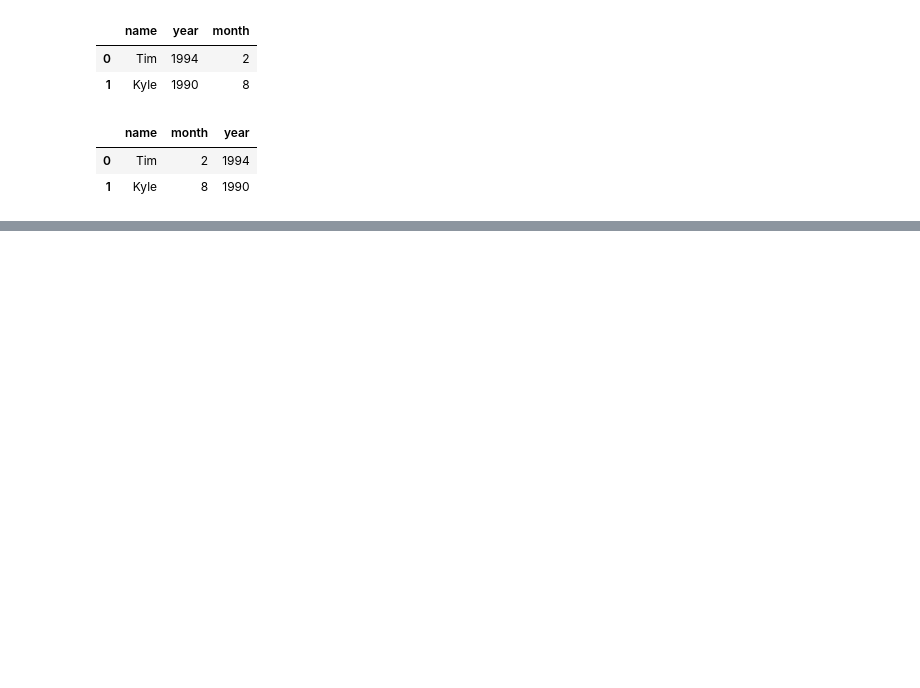
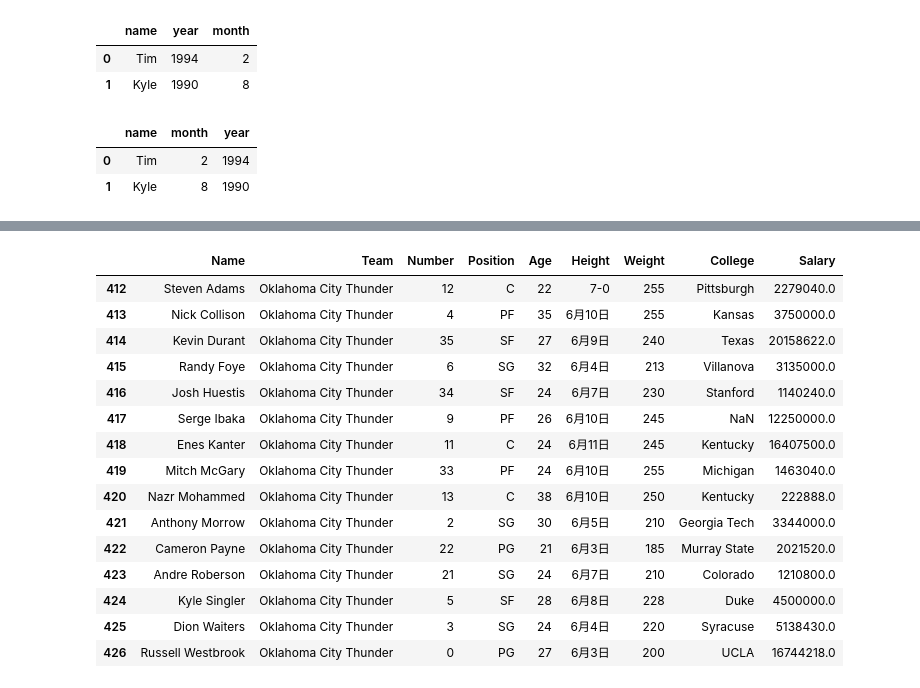
Before and after one commit to tim530712345/20210612_pandas, a Jupyter notebook: pandas.ipynb, the cells around one changed output, grey strips where cells are left out. Saved outputs shown, nothing was run; the diff lists cells and outputs as text; code cells hidden in the pictures; blank space fills up the shorter version.

```diff
--- a/pandas.ipynb
+++ b/pandas.ipynb
@@ -55,0 +130,4 @@ df.tail(5) # 後五筆資料
+# %%
+nba = pd.read_csv('NBA.csv')
+# 刪除NaN(空值)的資料 無法判斷資料的正確與否
+nba.info()
@@ -55,0 +206,22 @@ df.tail(5) # 後五筆資料
+# %%
+# 資料篩選 先選擇欄位 在選擇其中要的資料
+# nba['Team']=='Oklahoma City Thunder'--> 只會顯示True False
+filter = (nba['Team']=='Oklahoma City Thunder')
+nba[filter]
+# %% [output]
+|  | Name | Team | Number | Position | Age | Height | Weight | College | Salary |
+| 412 | Steven Adams | Oklahoma City Thunder | 12 | C | 22 | 7-0 | 255 | Pittsburgh | 2279040.0 |
+| 413 | Nick Collison | Oklahoma City Thunder | 4 | PF | 35 | 6月10日 | 255 | Kansas | 3750000.0 |
+| 414 | Kevin Durant | Oklahoma City Thunder | 35 | SF | 27 | 6月9日 | 240 | Texas | 20158622.0 |
+| 415 | Randy Foye | Oklahoma City Thunder | 6 | SG | 32 | 6月4日 | 213 | Villanova | 3135000.0 |
+| 416 | Josh Huestis | Oklahoma City Thunder | 34 | SF | 24 | 6月7日 | 230 | Stanford | 1140240.0 |
+| 417 | Serge Ibaka | Oklahoma City Thunder | 9 | PF | 26 | 6月10日 | 245 | NaN | 12250000.0 |
+| 418 | Enes Kanter | Oklahoma City Thunder | 11 | C | 24 | 6月11日 | 245 | Kentucky | 16407500.0 |
+| 419 | Mitch McGary | Oklahoma City Thunder | 33 | PF | 24 | 6月10日 | 255 | Michigan | 1463040.0 |
+| 420 | Nazr Mohammed | Oklahoma City Thunder | 13 | C | 38 | 6月10日 | 250 | Kentucky | 222888.0 |
+| 421 | Anthony Morrow | Oklahoma City Thunder | 2 | SG | 30 | 6月5日 | 210 | Georgia Tech | 3344000.0 |
+| 422 | Cameron Payne | Oklahoma City Thunder | 22 | PG | 21 | 6月3日 | 185 | Murray State | 2021520.0 |
+| 423 | Andre Roberson | Oklahoma City Thunder | 21 | SG | 24 | 6月7日 | 210 | Colorado | 1210800.0 |
+| 424 | Kyle Singler | Oklahoma City Thunder | 5 | SF | 28 | 6月8日 | 228 | Duke | 4500000.0 |
+| 425 | Dion Waiters | Oklahoma City Thunder | 3 | SG | 24 | 6月4日 | 220 | Syracuse | 5138430.0 |
+| 426 | Russell Westbrook | Oklahoma City Thunder | 0 | PG | 27 | 6月3日 | 200 | UCLA | 16744218.0 |
```
Also changed, not shown: parts of 10 cells of this notebook.
